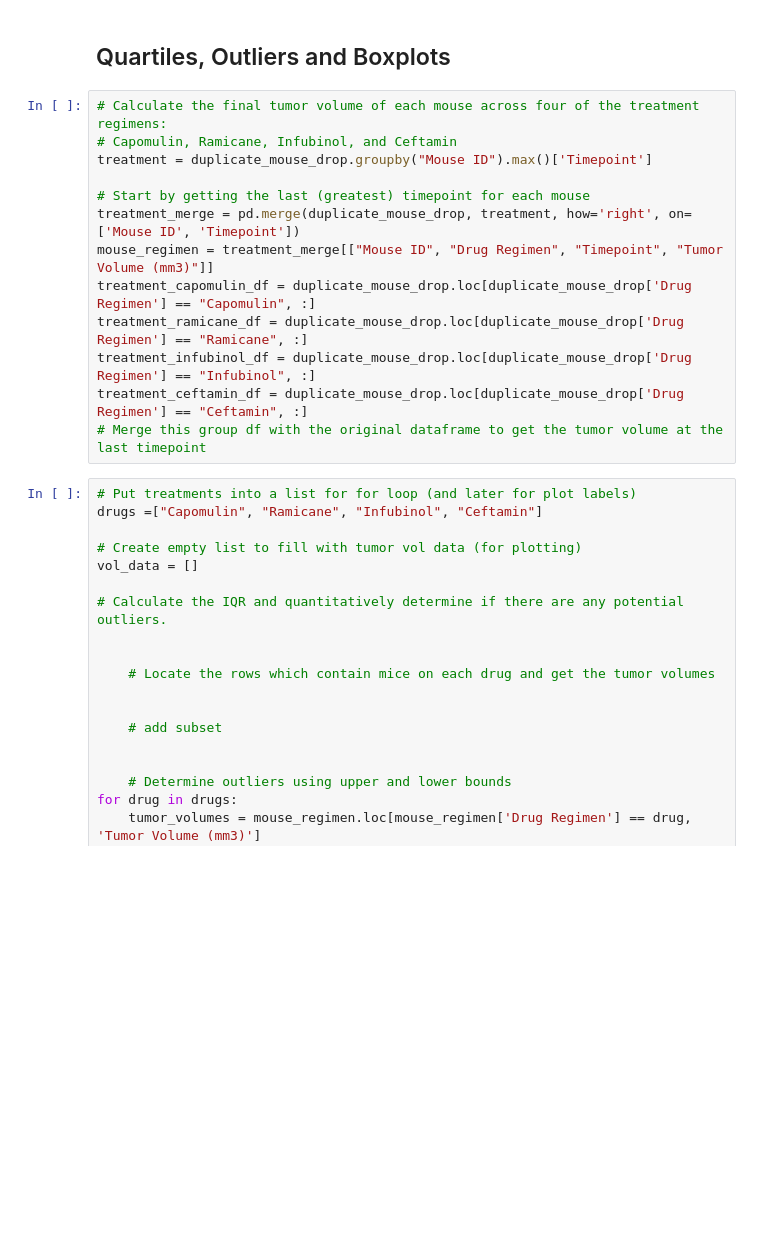
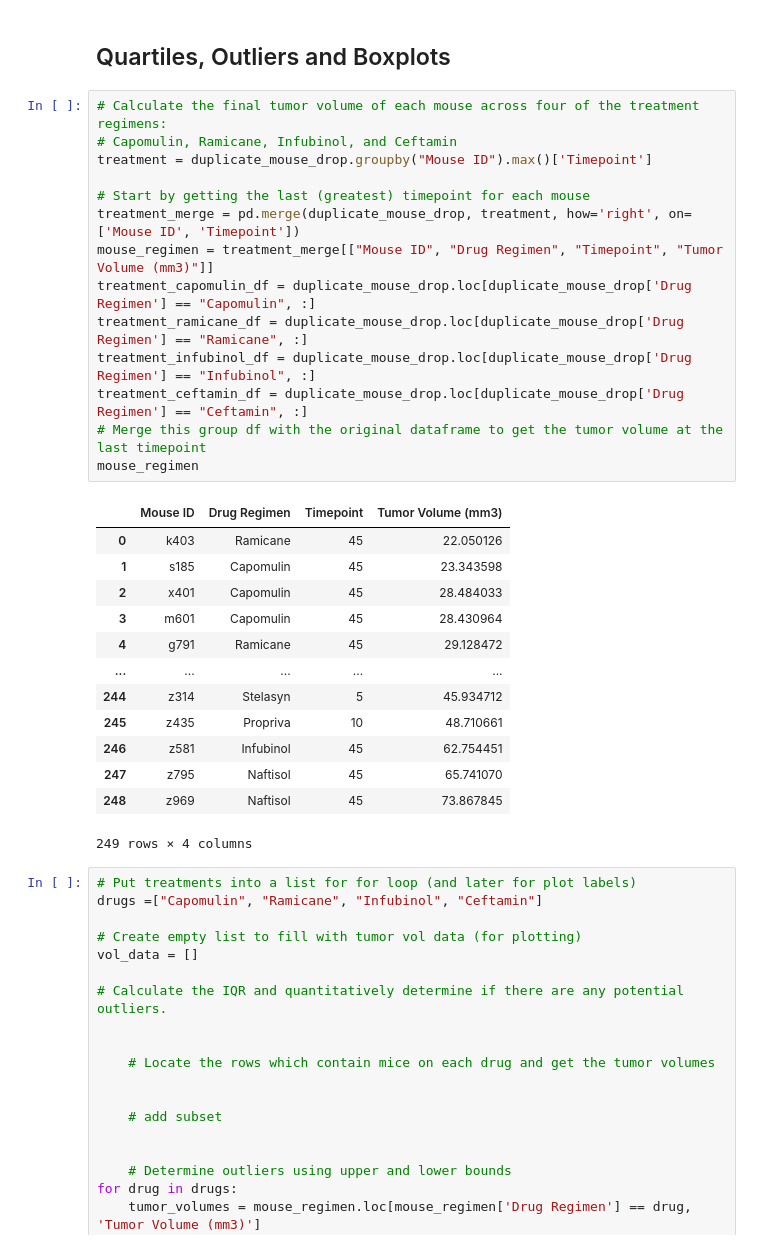
Before and after one commit to segsfem/matplotlib-challenge, a Jupyter notebook: Pymaceuticals/pymaceuticals_starter.ipynb, the cells around one changed output. Drawn from its saved outputs; the diff is of its cells as text; blank space fills up the shorter version.

```diff
--- a/Pymaceuticals/pymaceuticals_starter.ipynb
+++ b/Pymaceuticals/pymaceuticals_starter.ipynb
@@ -196,16 +187,31 @@ plt.show()
 # %%
 # Calculate the final tumor volume of each mouse across four of the treatment regimens:
 # Capomulin, Ramicane, Infubinol, and Ceftamin
 treatment = duplicate_mouse_drop.groupby("Mouse ID").max()['Timepoint']
 
 # Start by getting the last (greatest) timepoint for each mouse
 treatment_merge = pd.merge(duplicate_mouse_drop, treatment, how='right', on=['Mouse ID', 'Timepoint'])
 mouse_regimen = treatment_merge[["Mouse ID", "Drug Regimen", "Timepoint", "Tumor Volume (mm3)"]]
 treatment_capomulin_df = duplicate_mouse_drop.loc[duplicate_mouse_drop['Drug Regimen'] == "Capomulin", :]
 treatment_ramicane_df = duplicate_mouse_drop.loc[duplicate_mouse_drop['Drug Regimen'] == "Ramicane", :]
 treatment_infubinol_df = duplicate_mouse_drop.loc[duplicate_mouse_drop['Drug Regimen'] == "Infubinol", :]
 treatment_ceftamin_df = duplicate_mouse_drop.loc[duplicate_mouse_drop['Drug Regimen'] == "Ceftamin", :]
 # Merge this group df with the original dataframe to get the tumor volume at the last timepoint
+mouse_regimen
+# %% [output]
+|  | Mouse ID | Drug Regimen | Timepoint | Tumor Volume (mm3) |
+| 0 | k403 | Ramicane | 45 | 22.050126 |
+| 1 | s185 | Capomulin | 45 | 23.343598 |
+| 2 | x401 | Capomulin | 45 | 28.484033 |
+| 3 | m601 | Capomulin | 45 | 28.430964 |
+| 4 | g791 | Ramicane | 45 | 29.128472 |
+| ... | ... | ... | ... | ... |
+| 244 | z314 | Stelasyn | 5 | 45.934712 |
+| 245 | z435 | Propriva | 10 | 48.710661 |
+| 246 | z581 | Infubinol | 45 | 62.754451 |
+| 247 | z795 | Naftisol | 45 | 65.741070 |
+| 248 | z969 | Naftisol | 45 | 73.867845 |
+249 rows × 4 columns
 # %%
 # Put treatments into a list for for loop (and later for plot labels)
 drugs =["Capomulin", "Ramicane", "Infubinol", "Ceftamin"]
```
Also changed, not shown: parts of 5 cells of this notebook, 1 other file.
